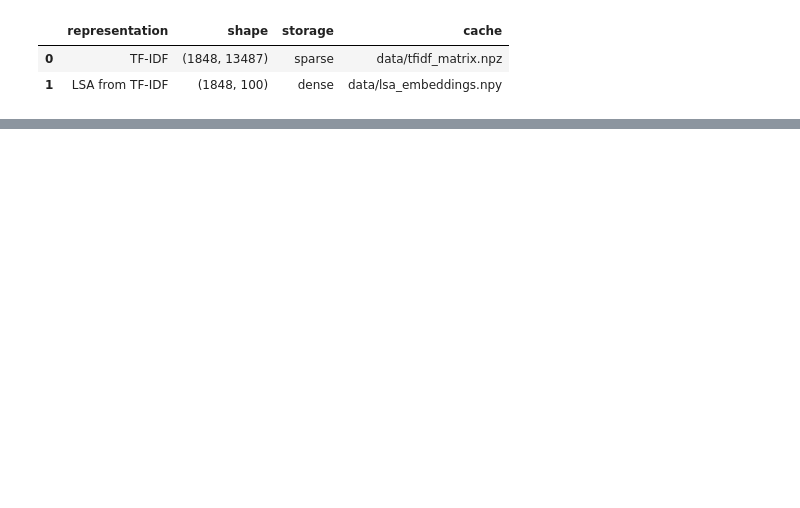
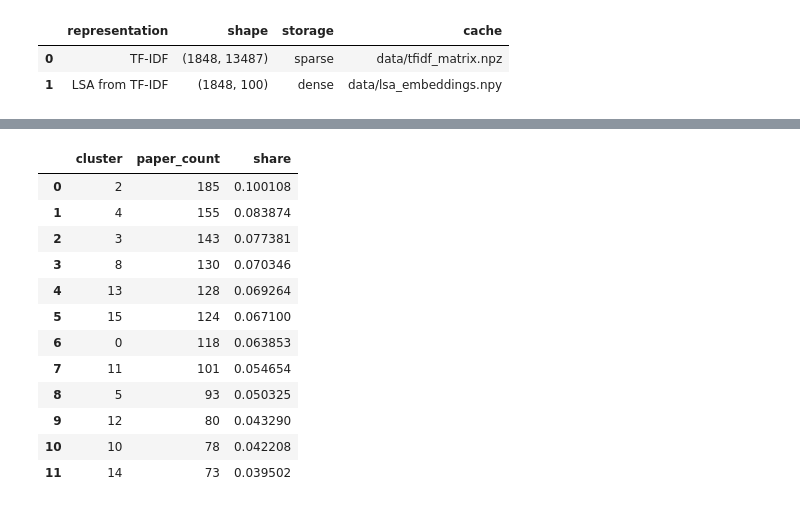
Before and after one commit to dobosipeter/usml_homework, a Jupyter notebook: arxiv_topics.ipynb, the cells around one changed output, grey strips where cells are left out. Cells and saved outputs as stored; diff of their text form; code cells hidden in the pictures; blank space fills up the shorter version.

```diff
--- a/arxiv_topics.ipynb
+++ b/arxiv_topics.ipynb
@@ -334,0 +427,28 @@ representation_summary
+# %%
+kmeans_model = KMeans(n_clusters=best_k, random_state=42, n_init=20)
+kmeans_labels = kmeans_model.fit_predict(lsa_embeddings)
+np.save(KMEANS_LABELS_CACHE, kmeans_labels)
+
+ward_model = AgglomerativeClustering(n_clusters=best_k, linkage="ward")
+ward_labels = ward_model.fit_predict(lsa_embeddings)
+np.save(WARD_LABELS_CACHE, ward_labels)
+
+hdbscan_model = hdbscan.HDBSCAN(min_cluster_size=30, min_samples=10, metric="euclidean")
+hdbscan_labels = hdbscan_model.fit_predict(lsa_embeddings)
+np.save(HDBSCAN_LABELS_CACHE, hdbscan_labels)
+
+cluster_size_table(kmeans_labels)
+# %% [output]
+|  | cluster | paper_count | share |
+| 0 | 2 | 185 | 0.100108 |
+| 1 | 4 | 155 | 0.083874 |
+| 2 | 3 | 143 | 0.077381 |
+| 3 | 8 | 130 | 0.070346 |
+| 4 | 13 | 128 | 0.069264 |
+| 5 | 15 | 124 | 0.067100 |
+| 6 | 0 | 118 | 0.063853 |
+| 7 | 11 | 101 | 0.054654 |
+| 8 | 5 | 93 | 0.050325 |
+| 9 | 12 | 80 | 0.043290 |
+| 10 | 10 | 78 | 0.042208 |
+| 11 | 14 | 73 | 0.039502 |
```
Also changed, not shown: parts of 9 cells of this notebook.
